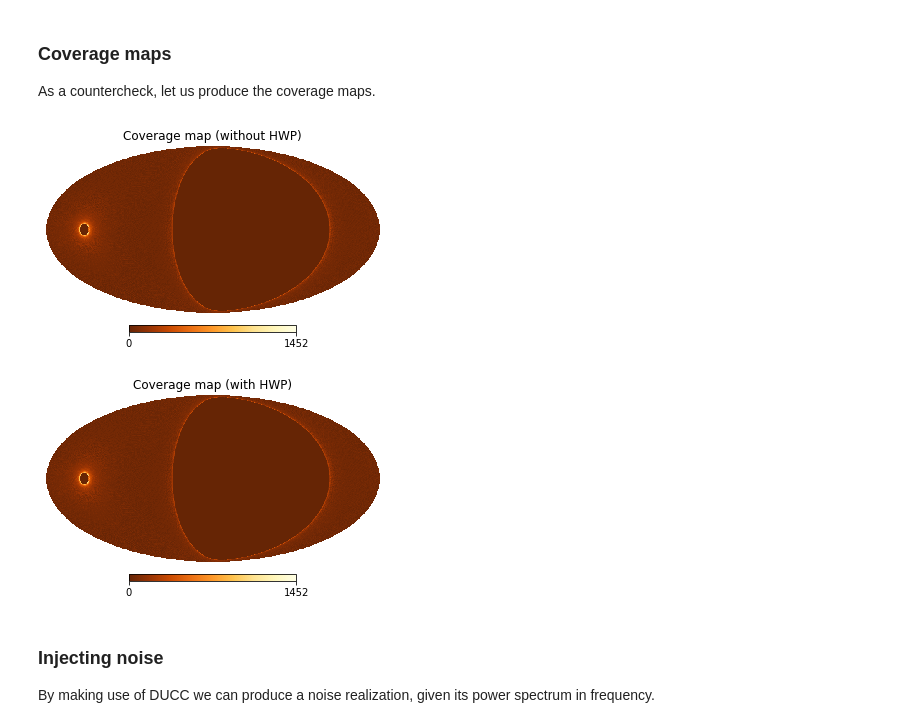
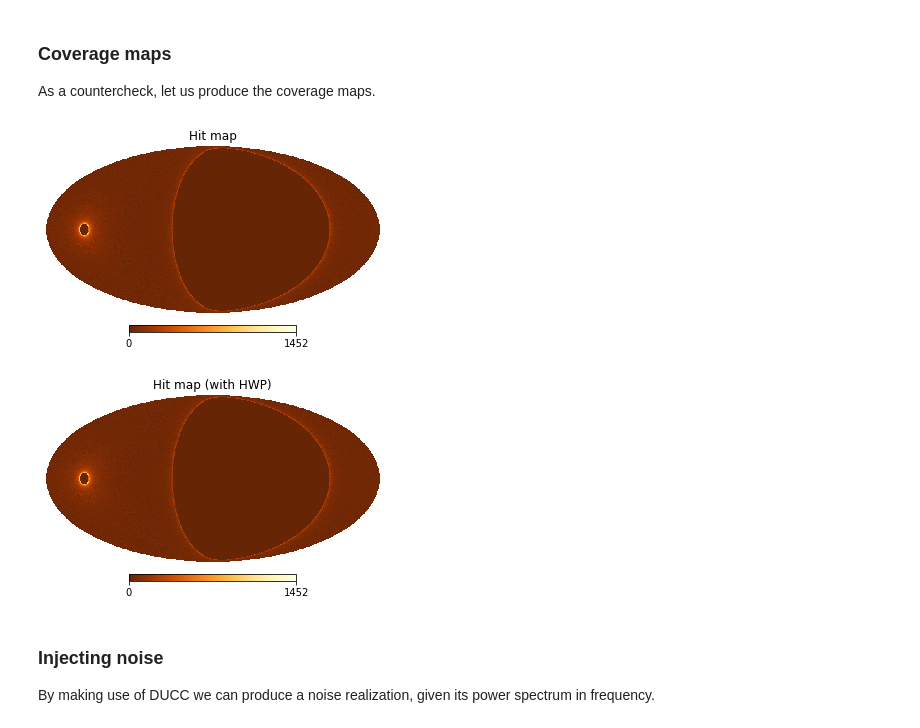
Before and after one commit to martamonelli/beamconv_tidy, a Jupyter notebook: beamconv/demo.ipynb, the cells around one changed output. Cells and saved outputs as stored; diff of their text form; code cells hidden in the pictures.

Commit message:
plotting stuff

```diff
--- a/beamconv/demo.ipynb
+++ b/beamconv/demo.ipynb
@@ -172,14 +172,14 @@ ss_hwp.allocate_maps(nside=128)
 ss_hwp.scan_instrument_mpi(alm, **scan_opts_hwp)
 maps_hwp, cond, proj_hwp = ss_hwp.solve_for_map(return_proj = True)
 # %%
-hp.mollview(proj[0],title='Coverage map (without HWP)', hold=True, cmap=cmap_lighter)
+hp.mollview(proj[0],title='Hit map', hold=True, cmap=cmap_lighter)
 plt.show()
 
-hp.mollview(proj_hwp[0],title='Coverage map (with HWP)', hold=True, cmap=cmap_lighter)
+hp.mollview(proj_hwp[0],title='Hit map (with HWP)', hold=True, cmap=cmap_lighter)
 plt.show()
 # %% [output]
-[figure, old version]
+[figure, new version]
-[figure, old version]
+[figure, new version]
 # %% [markdown]
 ### Injecting noise
 By making use of DUCC we can produce a noise realization, given its power spectrum in frequency.
```
Also changed, not shown: 1 other file.
